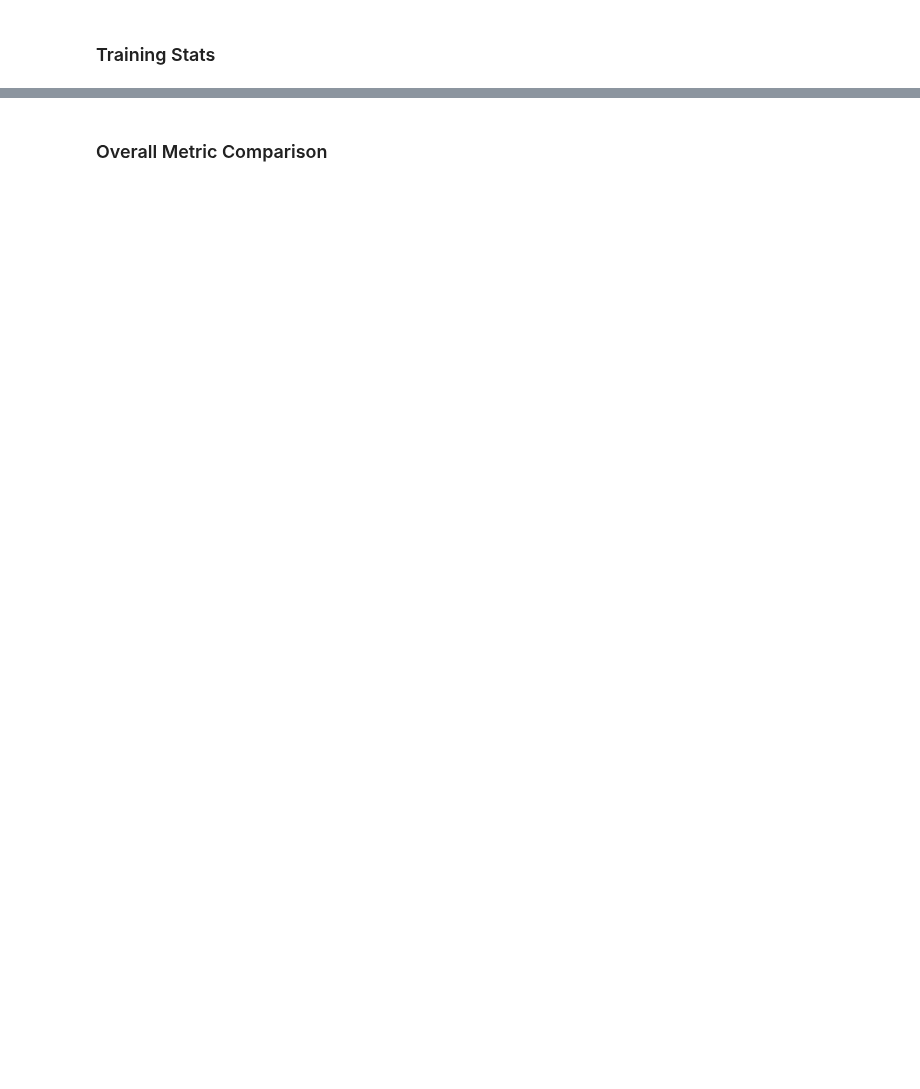
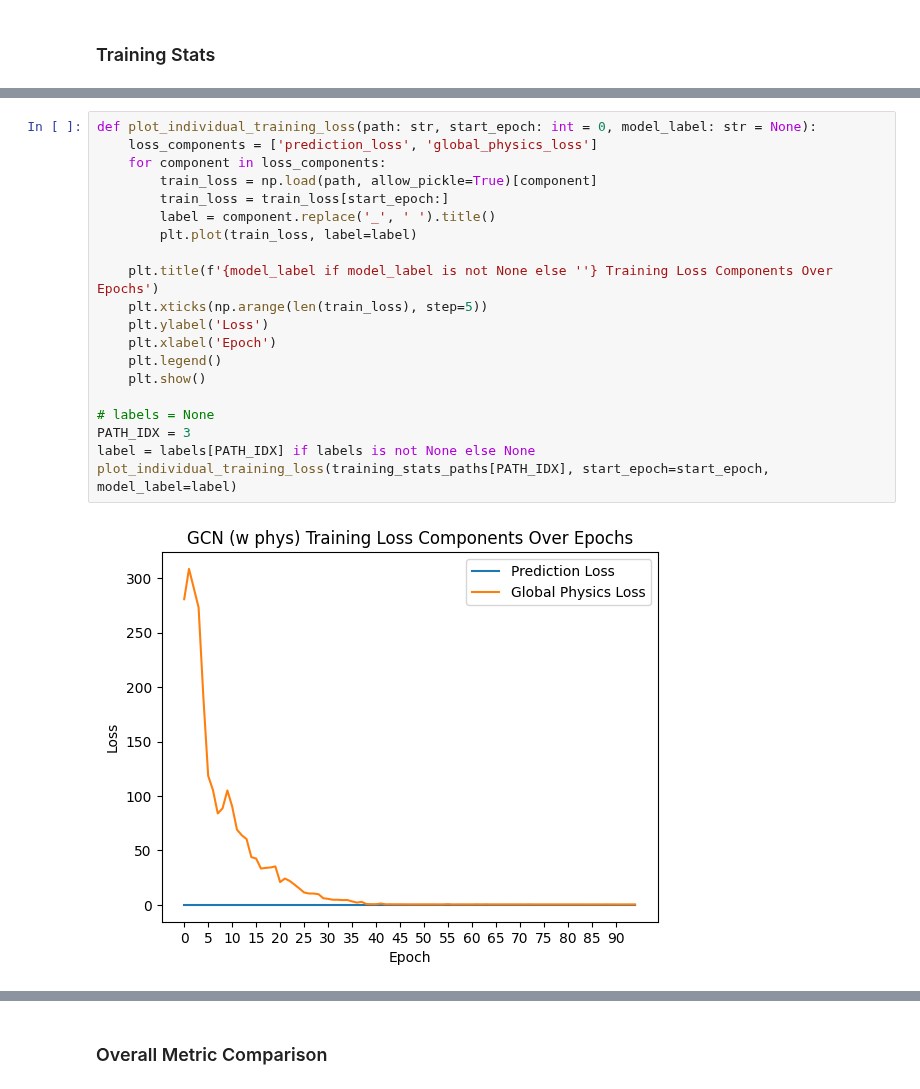
Before and after one commit to acostacos/dual_flood_gnn, a Jupyter notebook: view_results.ipynb, the cells around one changed output, grey strips where cells are left out. Drawn from its saved outputs; the diff is of its cells as text; blank space fills up the shorter version.

```diff
--- a/view_results.ipynb
+++ b/view_results.ipynb
@@ -31,0 +51,22 @@ plot_training_loss_for_all_models(training_stats_paths, start_epoch=5)
+# %%
+def plot_individual_training_loss(path: str, start_epoch: int = 0, model_label: str = None):
+    loss_components = ['prediction_loss', 'global_physics_loss']
+    for component in loss_components:
+        train_loss = np.load(path, allow_pickle=True)[component]
+        train_loss = train_loss[start_epoch:]
+        label = component.replace('_', ' ').title()
+        plt.plot(train_loss, label=label)
+
+    plt.title(f'{model_label if model_label is not None else ''} Training Loss Components Over Epochs')
+    plt.xticks(np.arange(len(train_loss), step=5))
+    plt.ylabel('Loss')
+    plt.xlabel('Epoch')
+    plt.legend()
+    plt.show()
+
+# labels = None
+PATH_IDX = 3
+label = labels[PATH_IDX] if labels is not None else None
+plot_individual_training_loss(training_stats_paths[PATH_IDX], start_epoch=start_epoch, model_label=label)
+# %% [output]
+[figure, added]
```
Also changed, not shown: parts of 13 cells of this notebook, 5 other files.
